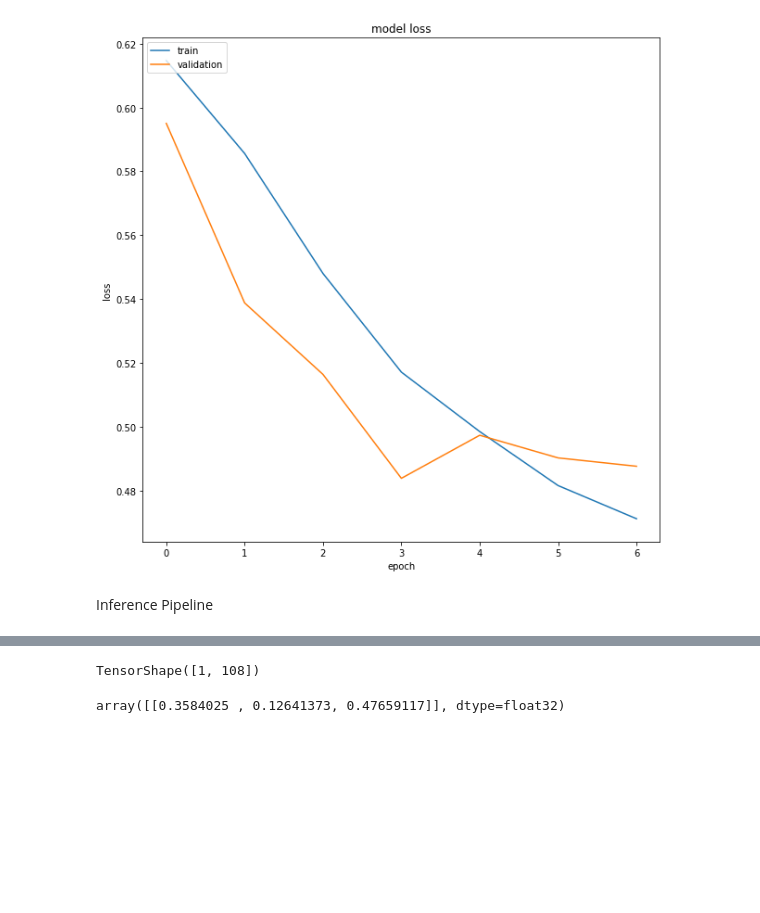
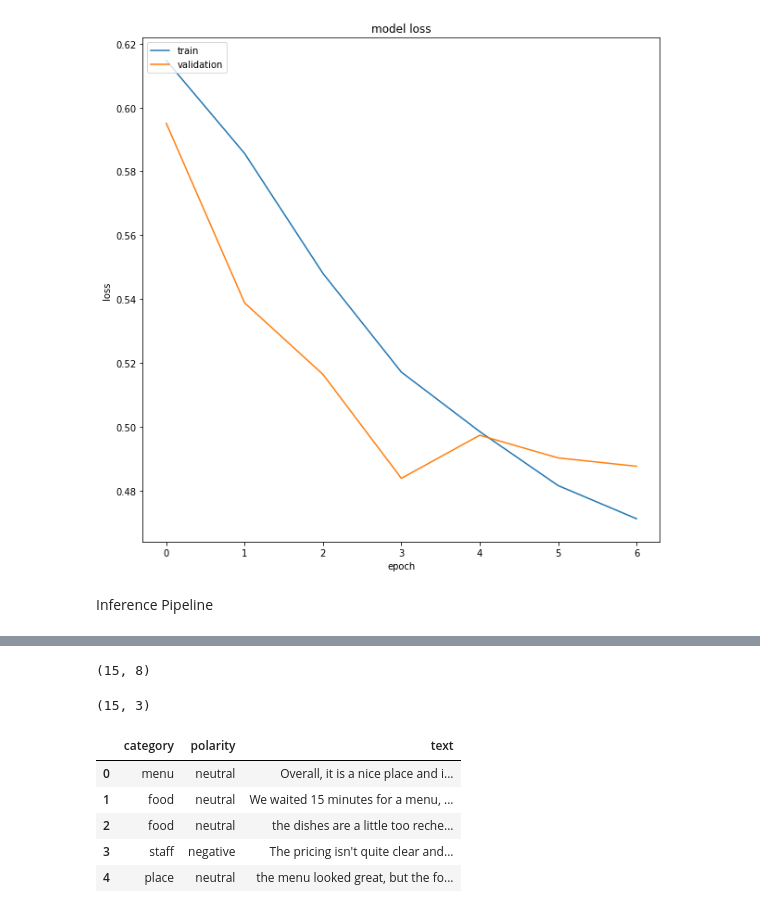
Before and after one commit to saptarshidatta96/MTech_Sem3, a Jupyter notebook: ABSA_lstm.ipynb, the cells around one changed output, grey strips where cells are left out. Drawn from its saved outputs; the diff is of its cells as text; code cells hidden in the pictures; blank space fills up the shorter version.

```diff
--- a/ABSA_lstm.ipynb
+++ b/ABSA_lstm.ipynb
@@ -387,7 +406,10 @@ array([[0.05115955, 0.25100628, 0.00105107, 0.37492535, 0.24562688,
+# %%
+aspects = aspect.predict(x_data)
+aspects = [[1 if i == np.max(aspects[j]) else 0 for i in aspects[j]]for j in range(len(aspects))]
+aspects = np.asarray(aspects)
+aspects.shape
+# %% [output]
+(15, 8)
 # %%
-x_data_sentiment = [tf.concat((i, j), axis = 0) for i, j in zip(x_data, predictions)]
+x_data_sentiment = [tf.concat((i, j), axis = 0) for i, j in zip(x_data, aspects)]
 x_data_sentiment = tf.convert_to_tensor(x_data_sentiment, dtype=tf.float32)
-# %%
-x_data_sentiment.shape
-# %% [output]
-TensorShape([1, 108])
@@ -396,4 +416,28 @@ predictions = sentiment.predict(x_data_sentiment)
-# %%
-predictions
-# %% [output]
-array([[0.3584025 , 0.12641373, 0.47659117]], dtype=float32)
+# %%
+sentiments = sentiment.predict(x_data_sentiment)
+sentiments = [[1 if i == np.max(sentiments[j]) else 0 for i in sentiments[j]]for j in range(len(sentiments))]
+sentiments = np.asarray(sentiments)
+sentiments.shape
+# %% [output]
+(15, 3)
+# %%
+aspect_list = []
+sentiment_list = []
+for i, j in zip(aspects, sentiments):
+  aspect_list.append(aspect_dict[np.argmax(i)])
+  sentiment_list.append(sentiment_dict[np.argmax(j)])
+  #print('Aspect: {} *** Sentiment : {}'.format(aspect_dict[np.argmax(i)], sentiment_dict[np.argmax(j)]))
+aspects = df = pd.DataFrame (aspect_list, columns = ['category'])
+sentiments = df = pd.DataFrame (sentiment_list, columns = ['polarity'])
+test_output = pd.concat([aspects, sentiments], axis=1, join='inner')
+test_output['text'] = test_data
+test_output.to_csv('pred_test_no_annotations.csv')
+# %%
+test_output.head()
+# %% [output]
+|  | category | polarity | text |
+| 0 | menu | neutral | Overall, it is a nice place and i... |
+| 1 | food | neutral | We waited 15 minutes for a menu, ... |
+| 2 | food | neutral | the dishes are a little too reche... |
+| 3 | staff | negative | The pricing isn't quite clear and... |
+| 4 | place | neutral | the menu looked great, but the fo... |
```
Also changed, not shown: parts of 14 cells of this notebook.
